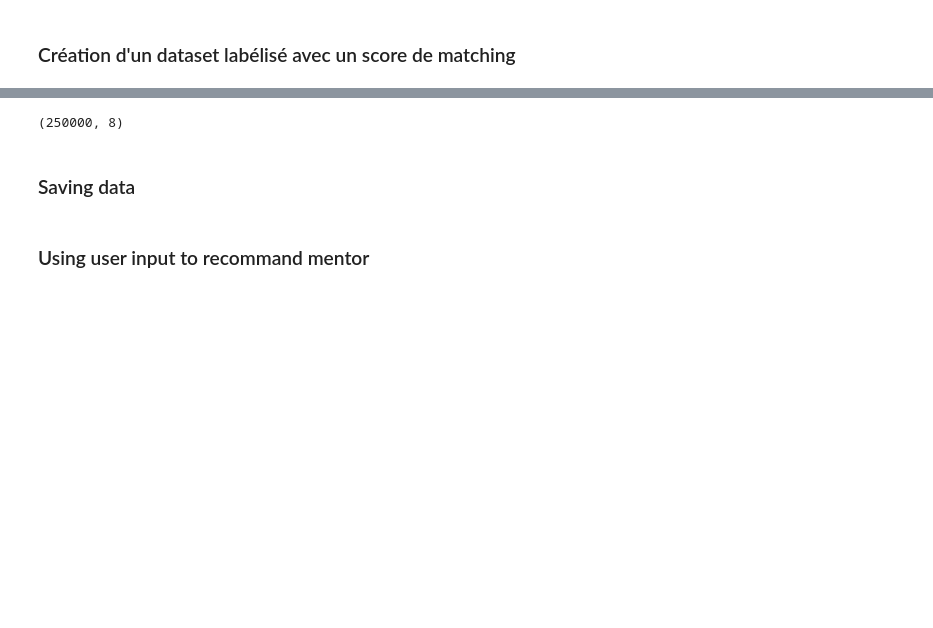
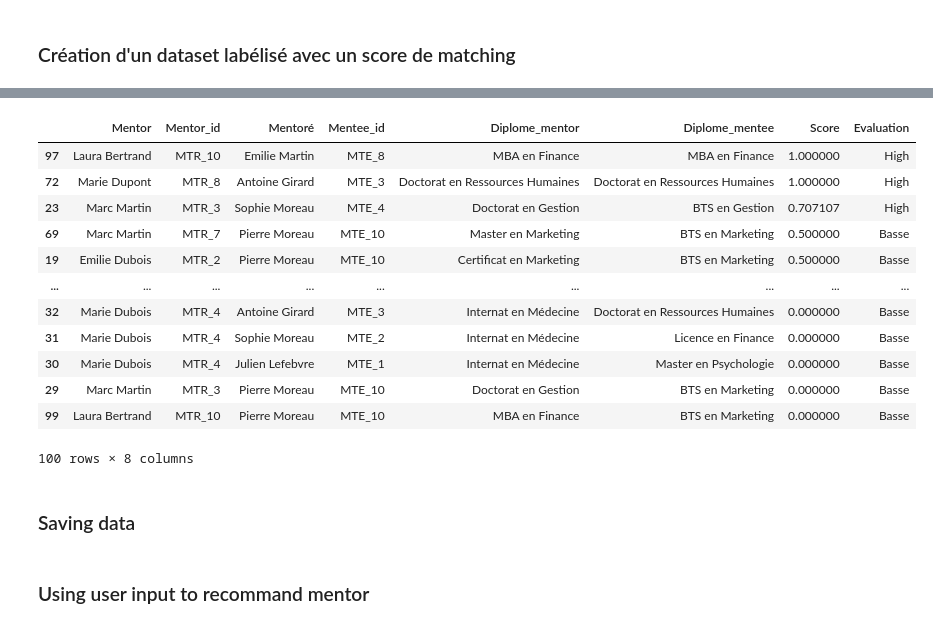
Before and after one commit to MariefloChm/Projet_intensif, a Jupyter notebook: generate_data.ipynb, the cells around one changed output, grey strips where cells are left out. Drawn from its saved outputs; the diff is of its cells as text; code cells hidden in the pictures; blank space fills up the shorter version.

```diff
--- a/generate_data.ipynb
+++ b/generate_data.ipynb
@@ -350,7 +376,6 @@ def get_simple_matching_df(mentors_data,mentorees_data,similarities):
     mentee_diplome_list = []
     eval_list = []
     len_mentee_data = len(mentorees_data)
-
     for i in range(len(mentors_data)):
         for j in range(len(mentorees_data)):
             mentor_idéal_list.append(mentors_data['Prénom'][i]+" "+mentors_data['Nom'][i])
@@ -358,10 +383,9 @@ def get_simple_matching_df(mentors_data,mentorees_data,similarities):
             mentor_id_list.append(mentors_data['ID'][i])
             mentee_id_list.append(mentorees_data['ID'][len_mentee_data+j])
             mentor_diplome_list.append(mentors_data["Diplôme"][i])
-            mentee_diplome_list.append(mentorees_data["Diplôme"][i+len_mentee_data])
+            mentee_diplome_list.append(mentorees_data["Diplôme"][j+len_mentee_data])
             score_list.append((similarities[i][j]))
             eval_list.append(evaluate_score(similarities[i][j]))
-
     # Créez le DataFrame en utilisant les listes
     resultat = pd.DataFrame({ "Mentor": mentor_idéal_list, "Mentor_id":mentor_id_list,"Mentoré": mentoré_list,"Mentee_id":mentee_id_list,"Diplome_mentor":mentor_diplome_list, "Diplome_mentee":mentee_diplome_list,"Score": score_list,"Evaluation":eval_list})
     mat_score = pd.DataFrame(similarities, columns=mentorees_data["ID"],index=mentors_data["ID"])
@@ -428,7 +459,19 @@ simple_matching_df, simple_mat= get_simple_matching_df(mtr_df,mte_df, mat)
 # %%
-simple_matching_df.shape
+simple_matching_df
 # %% [output]
+|  | Mentor | Mentor_id | Mentoré | Mentee_id | Diplome_mentor | Diplome_mentee | Score | Evaluation |
+| 97 | Laura Bertrand | MTR_10 | Emilie Martin | MTE_8 | MBA en Finance | MBA en Finance | 1.000000 | High |
+| 72 | Marie Dupont | MTR_8 | Antoine Girard | MTE_3 | Doctorat en Ressources Humaines | Doctorat en Ressources Humaines | 1.000000 | High |
+| 23 | Marc Martin | MTR_3 | Sophie Moreau | MTE_4 | Doctorat en Gestion | BTS en Gestion | 0.707107 | High |
+| 69 | Marc Martin | MTR_7 | Pierre Moreau | MTE_10 | Master en Marketing | BTS en Marketing | 0.500000 | Basse |
+| 19 | Emilie Dubois | MTR_2 | Pierre Moreau | MTE_10 | Certificat en Marketing | BTS en Marketing | 0.500000 | Basse |
+| ... | ... | ... | ... | ... | ... | ... | ... | ... |
+| 32 | Marie Dubois | MTR_4 | Antoine Girard | MTE_3 | Internat en Médecine | Doctorat en Ressources Humaines | 0.000000 | Basse |
+| 31 | Marie Dubois | MTR_4 | Sophie Moreau | MTE_2 | Internat en Médecine | Licence en Finance | 0.000000 | Basse |
+| 30 | Marie Dubois | MTR_4 | Julien Lefebvre | MTE_1 | Internat en Médecine | Master en Psychologie | 0.000000 | Basse |
+| 29 | Marc Martin | MTR_3 | Pierre Moreau | MTE_10 | Doctorat en Gestion | BTS en Marketing | 0.000000 | Basse |
+| 99 | Laura Bertrand | MTR_10 | Pierre Moreau | MTE_10 | MBA en Finance | BTS en Marketing | 0.000000 | Basse |
-(250000, 8)
+100 rows × 8 columns
 # %% [markdown]
 ### Saving data
 # %%
```
Also changed, not shown: parts of 35 cells of this notebook, 2 other files.
